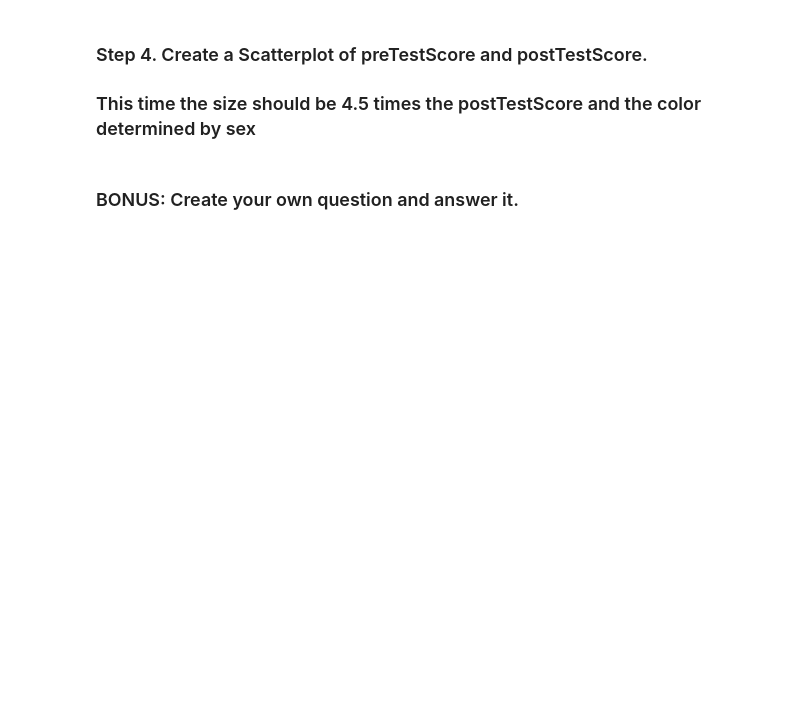
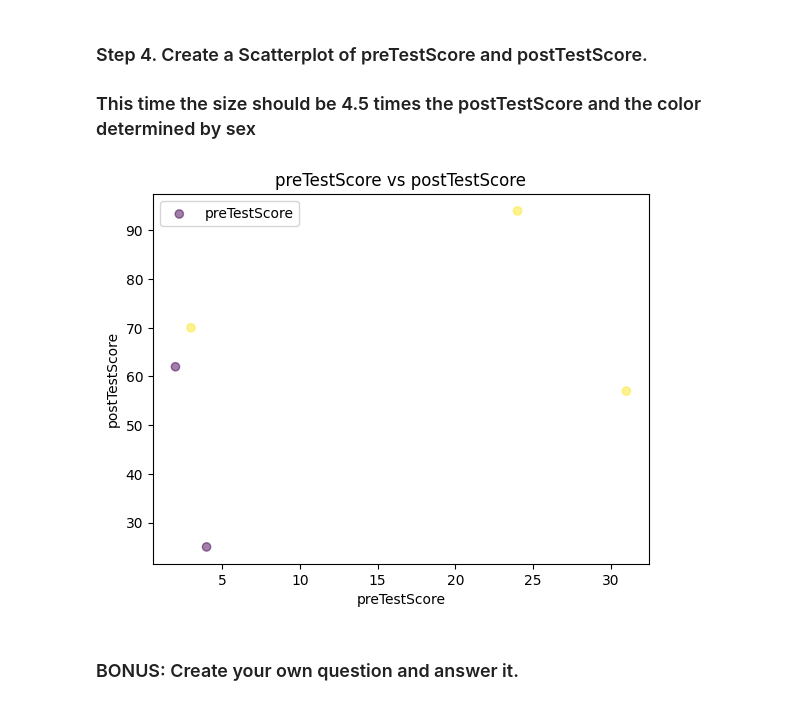
Before and after one commit to thieu1995/pandas, a Jupyter notebook: 07_Visualization/Scores/Exercises.ipynb, the cells around one changed output. Drawn from its saved outputs; the diff is of its cells as text; code cells hidden in the pictures; blank space fills up the shorter version.

```diff
--- a/07_Visualization/Scores/Exercises.ipynb
+++ b/07_Visualization/Scores/Exercises.ipynb
@@ -24,5 +45,18 @@ This time you will create the data.
 # %% [markdown]
 ### Step 4. Create a Scatterplot of preTestScore and postTestScore.
 ### This time the size should be 4.5 times the postTestScore and the color determined by sex
+# %%
+x = df["preTestScore"]
+y = df["postTestScore"]
+colors = df["female"]
+
+plt.scatter(x, y, c=colors, alpha=0.5)
+plt.xlabel("preTestScore")
+plt.ylabel("postTestScore")
+plt.title("preTestScore vs postTestScore")
+plt.legend(["preTestScore", "postTestScore"])
+plt.show()
+# %% [output]
+[figure, added]
 # %% [markdown]
 ### BONUS: Create your own question and answer it.
```
Also changed, not shown: parts of 4 cells of this notebook.
